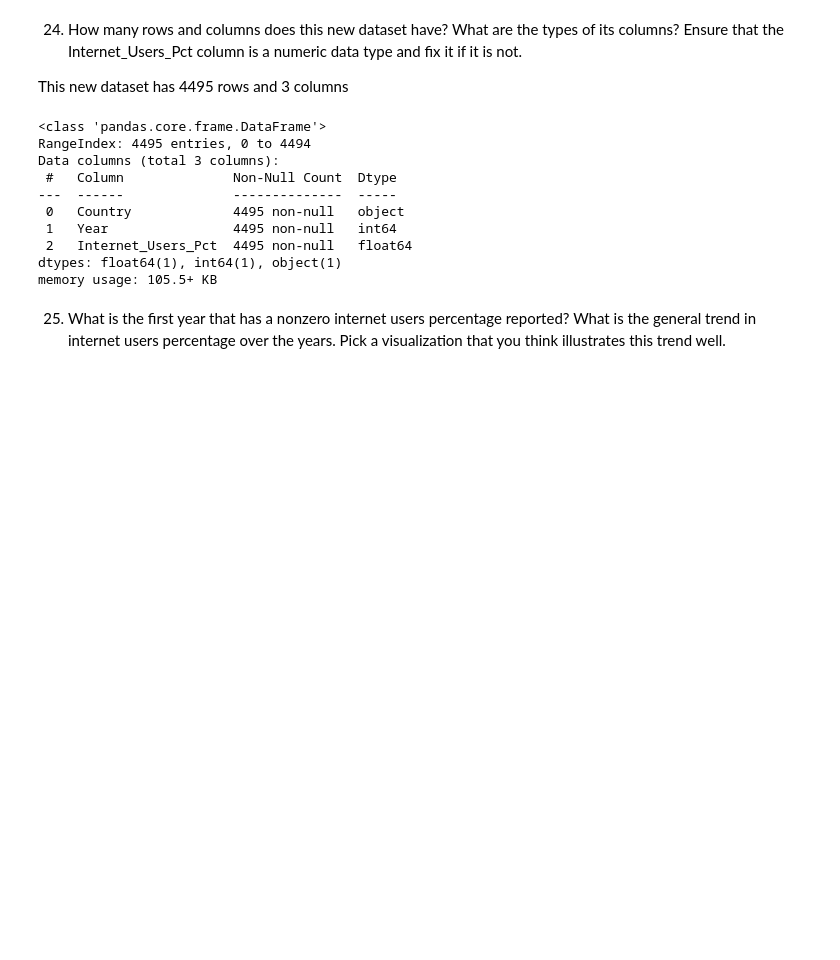
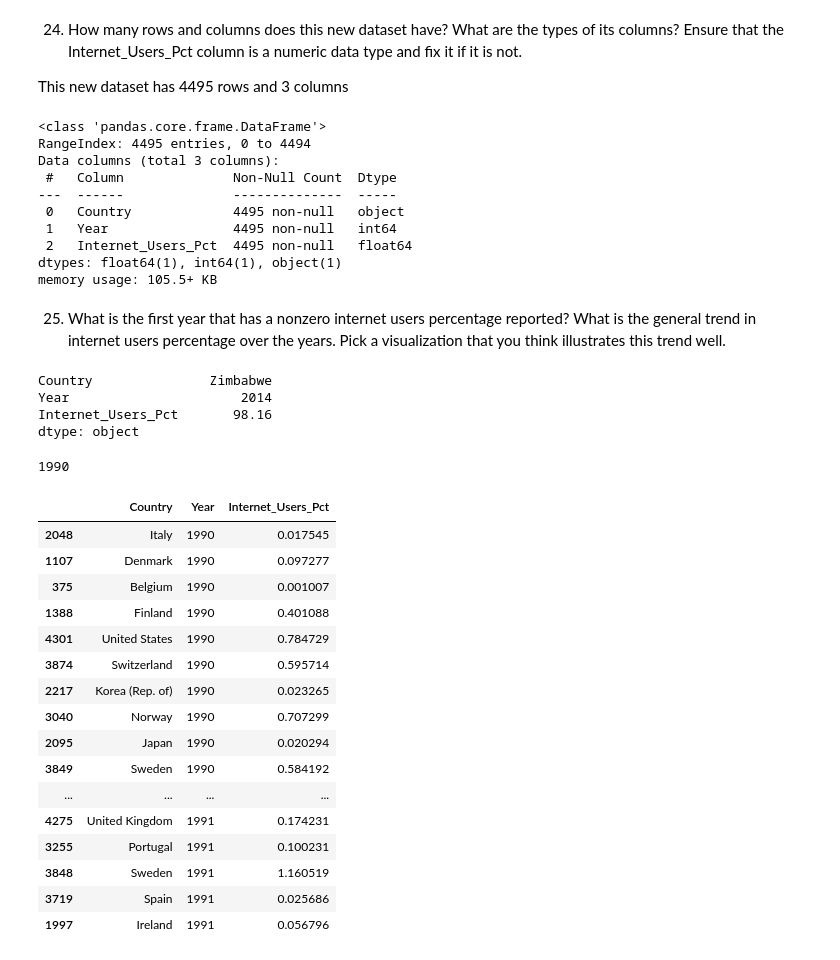
Before and after one commit to nss-data-science-cohort-4/dq1-undata-ocnrandolph, a Jupyter notebook: notebooks/UN_Data_Exploration.ipynb, the cells around one changed output. Saved outputs shown, nothing was run; the diff lists cells and outputs as text; code cells hidden in the pictures; blank space fills up the shorter version.

```diff
--- a/notebooks/UN_Data_Exploration.ipynb
+++ b/notebooks/UN_Data_Exploration.ipynb
@@ -614,3 +614,35 @@ dtypes: float64(1), int64(1), object(1)
 memory usage: 105.5+ KB
 # %% [markdown]
 25. What is the first year that has a nonzero internet users percentage reported? What is the general trend in internet users percentage over the years. Pick a visualization that you think illustrates this trend well.
+# %%
+internet_df[internet_df['Internet_Users_Pct'] > 0].max()
+# returns largest values for each column (but not necessarily the same row)
+# %% [output]
+Country               Zimbabwe
+Year                      2014
+Internet_Users_Pct       98.16
+dtype: object
+# %%
+internet_df[internet_df['Internet_Users_Pct'] > 0]['Year'].min()
+# %% [output]
+1990
+# %%
+internet_df[internet_df['Internet_Users_Pct'] > 0].sort_values('Year').head(50)
+# %% [output]
+|  | Country | Year | Internet_Users_Pct |
+| 2048 | Italy | 1990 | 0.017545 |
+| 1107 | Denmark | 1990 | 0.097277 |
+| 375 | Belgium | 1990 | 0.001007 |
+| 1388 | Finland | 1990 | 0.401088 |
+| 4301 | United States | 1990 | 0.784729 |
+| 3874 | Switzerland | 1990 | 0.595714 |
+| 2217 | Korea (Rep. of) | 1990 | 0.023265 |
+| 3040 | Norway | 1990 | 0.707299 |
+| 2095 | Japan | 1990 | 0.020294 |
+| 3849 | Sweden | 1990 | 0.584192 |
+| ... | ... | ... | ... |
+| 4275 | United Kingdom | 1991 | 0.174231 |
+| 3255 | Portugal | 1991 | 0.100231 |
+| 3848 | Sweden | 1991 | 1.160519 |
+| 3719 | Spain | 1991 | 0.025686 |
+| 1997 | Ireland | 1991 | 0.056796 |
```
Also changed, not shown: parts of 2 cells of this notebook.
